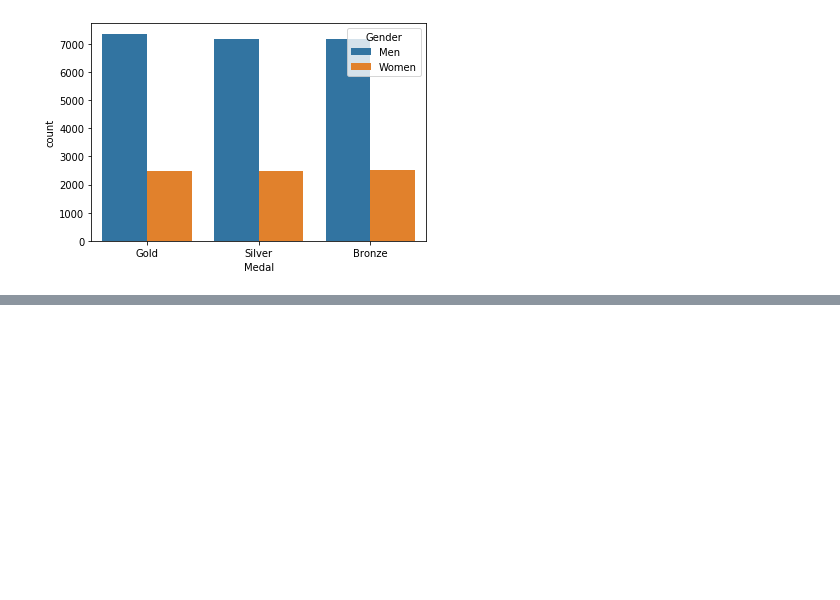
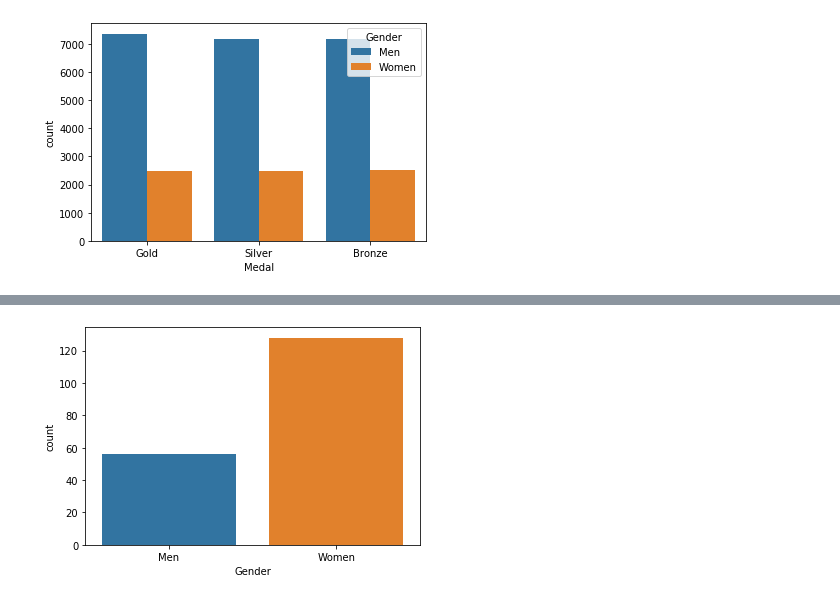
Before and after one commit to dariushazimi/notebooks, a Jupyter notebook: PandasTraining.ipynb, the cells around one changed output, grey strips where cells are left out. Saved outputs shown, nothing was run; the diff lists cells and outputs as text; code cells hidden in the pictures; blank space fills up the shorter version.

```diff
--- a/PandasTraining.ipynb
+++ b/PandasTraining.ipynb
@@ -529,0 +571,5 @@ sns.countplot(x='Medal', data= myfile, hue='Gender');
+# %%
+# using seaborn
+sns.countplot(data=mw, x ='Gender');
+# %% [output]
+[figure, added]
```
Also changed, not shown: parts of 82 cells of this notebook.
